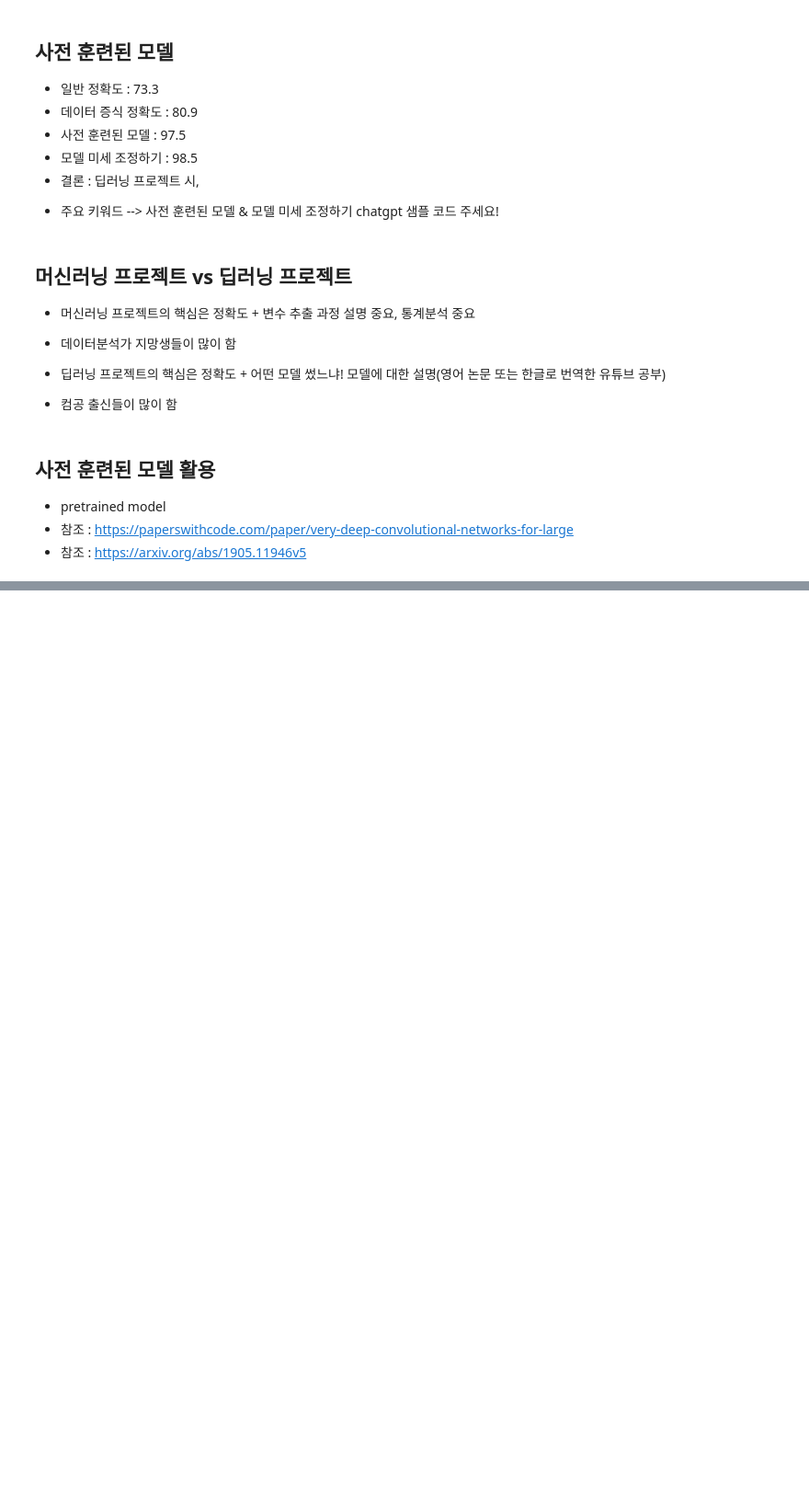
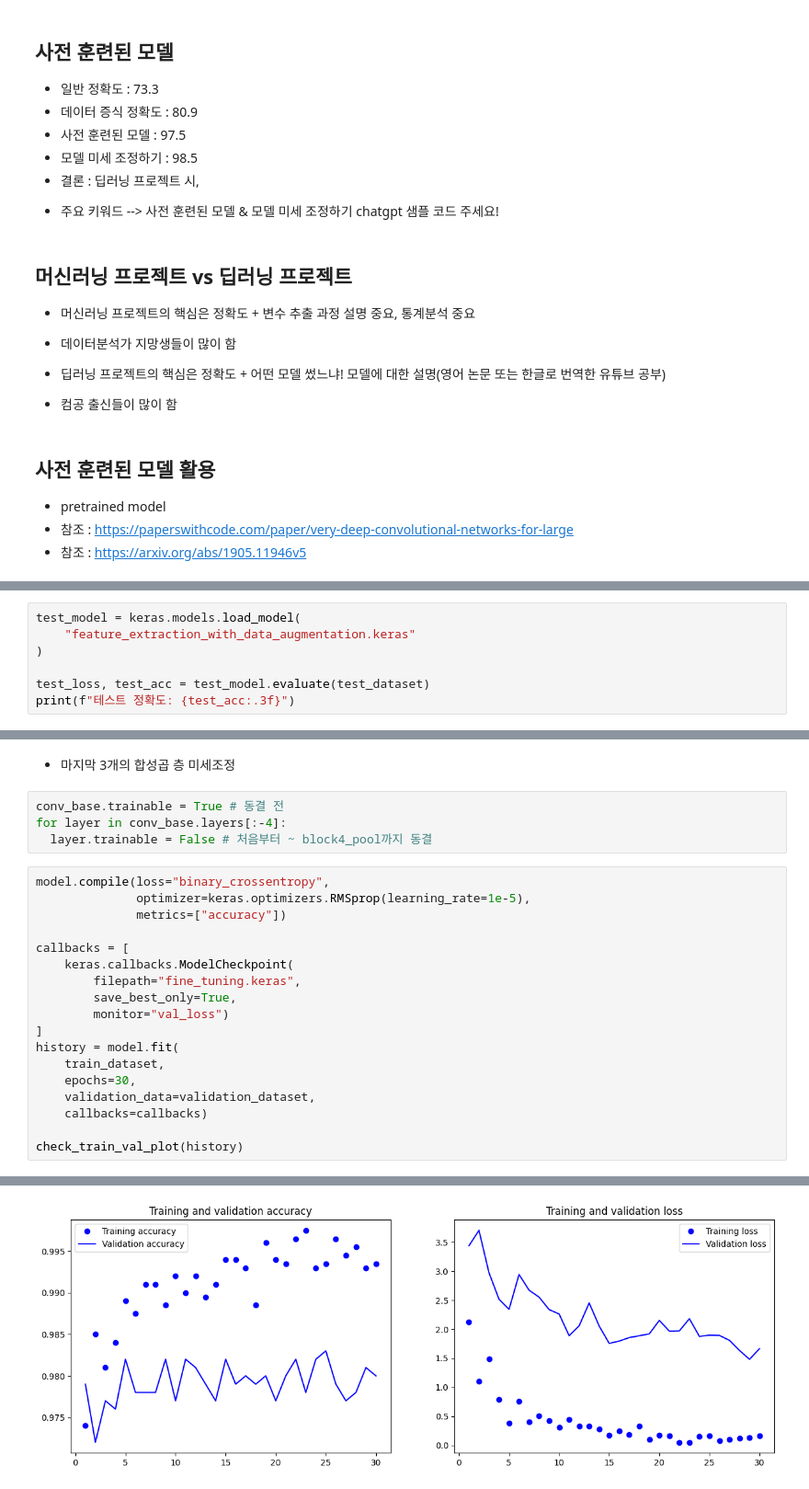
Before and after one commit to SangMingyu/TIL, a Jupyter notebook: Python/CNN.ipynb, the cells around one changed output, grey strips where cells are left out. Shown at 92% size. Cells and saved outputs as stored; diff of their text form; blank space fills up the shorter version.

```diff
--- a/Python/CNN.ipynb
+++ b/Python/CNN.ipynb
@@ -484,0 +773,7 @@ print(f"테스트 정확도: {test_acc:.3f}")
+# %%
+test_model = keras.models.load_model(
+    "feature_extraction_with_data_augmentation.keras"
+)
+
+test_loss, test_acc = test_model.evaluate(test_dataset)
+print(f"테스트 정확도: {test_acc:.3f}")
@@ -484,0 +805,25 @@ print(f"테스트 정확도: {test_acc:.3f}")
+# %% [markdown]
+- 마지막 3개의 합성곱 층 미세조정
+# %%
+conv_base.trainable = True # 동결 전
+for layer in conv_base.layers[:-4]:
+  layer.trainable = False # 처음부터 ~ block4_pool까지 동결
+# %%
+model.compile(loss="binary_crossentropy",
+              optimizer=keras.optimizers.RMSprop(learning_rate=1e-5),
+              metrics=["accuracy"])
+
+callbacks = [
+    keras.callbacks.ModelCheckpoint(
+        filepath="fine_tuning.keras",
+        save_best_only=True,
+        monitor="val_loss")
+]
+history = model.fit(
+    train_dataset,
+    epochs=30,
+    validation_data=validation_dataset,
+    callbacks=callbacks)
+
+check_train_val_plot(history)
+# %% [output]
@@ -484,0 +847 @@ print(f"테스트 정확도: {test_acc:.3f}")
+[figure, added]
```
Also changed, not shown: parts of 35 cells of this notebook.
